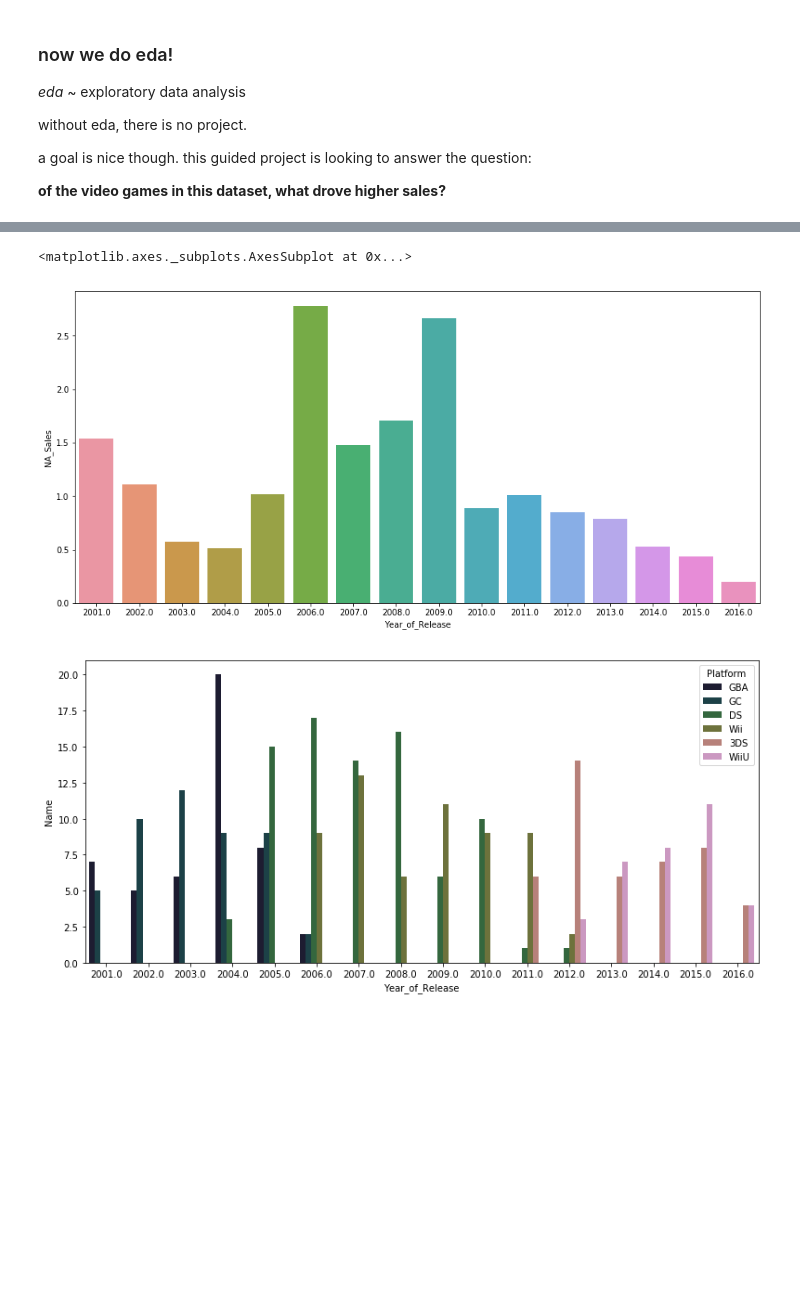
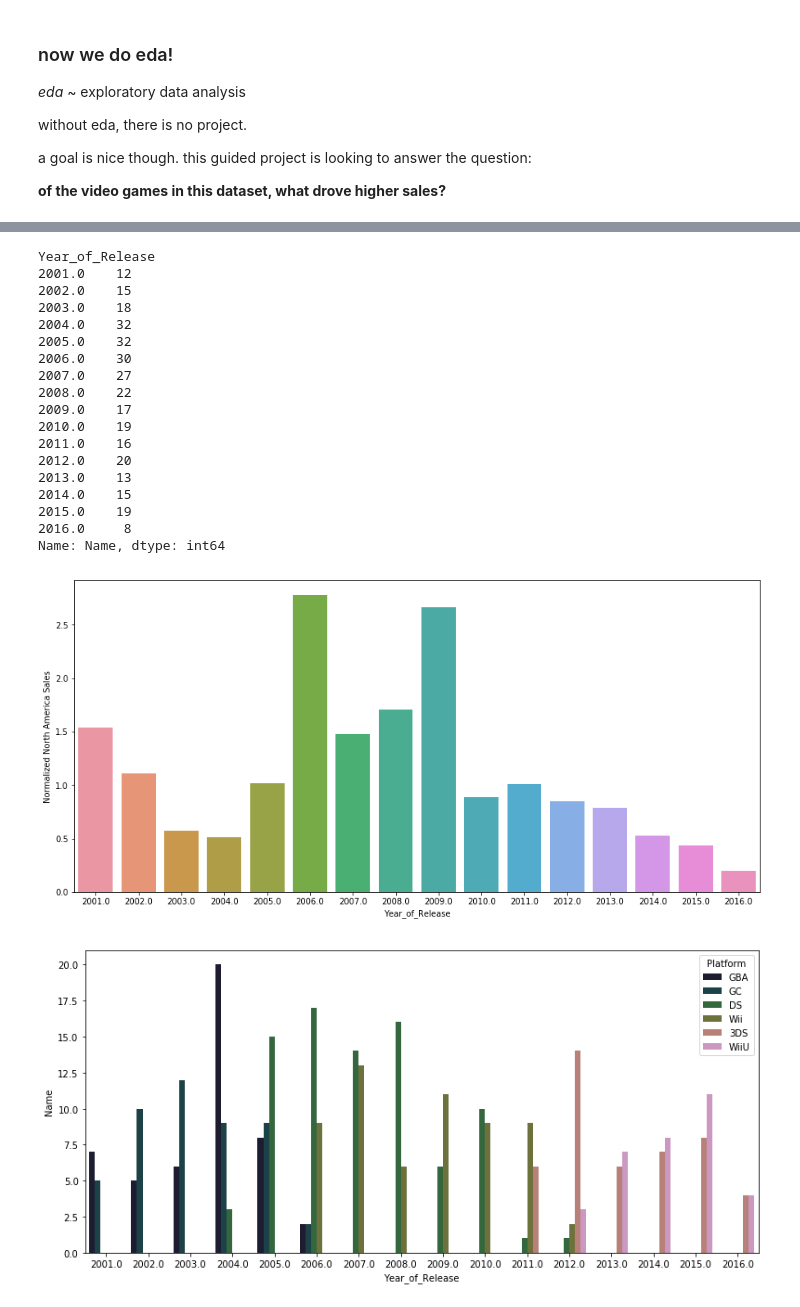
Before and after one commit to dsiufl/Data_Science_Wednesday, a Jupyter notebook: data_science_wednesday_020619/data_science_wednesday_feb6.ipynb, the cells around one changed output, grey strips where cells are left out. Cells and saved outputs as stored; diff of their text form; code cells hidden in the pictures; blank space fills up the shorter version.

Commit message:
data science wednesday march 27

```diff
--- a/data_science_wednesday_020619/data_science_wednesday_feb6.ipynb
+++ b/data_science_wednesday_020619/data_science_wednesday_feb6.ipynb
@@ -95,14 +97,43 @@ plt.show()
-# %%
-plt.figure(figsize=(15,7))
-ax = plt.subplot()
-
-sns.barplot(x='Year_of_Release', y='NA_Sales', ci=None,
-                data=with_ratings.loc[
-                with_ratings['Publisher'] == 'Nintendo']
-               .groupby('Year_of_Release').mean().reset_index())
-# %% [output]
-<matplotlib.axes._subplots.AxesSubplot at 0x...>
-[figure, removed]
+# %%
+sns.set_palette("cubehelix", 8)
+plt.figure(figsize=(15,7))
+
+
+sns.barplot(x='Year_of_Release', y='NA_Sales', ci=None,
+                data=with_ratings.loc[
+                with_ratings['Publisher'] == 'Nintendo']
+            .groupby('Year_of_Release').mean().reset_index())
+
+
+norm_sales = (with_ratings.loc[with_ratings['Publisher'] == 'Nintendo'].groupby(
+    'Year_of_Release').mean()['NA_Sales']) / (with_ratings.loc[with_ratings['Publisher'] ==
+                                                             'Nintendo'].groupby('Year_of_Release').count()['Name'])
+norm_sales_df = norm_sales.reset_index().rename(columns={0:'Normalized North America Sales'})
+
+sns.barplot(x='Year_of_Release', y='Normalized North America Sales', ci=None,
+                data=norm_sales_df)
+
+with_ratings.loc[with_ratings['Publisher'] == 'Nintendo'].groupby('Year_of_Release').count()['Name']
+# %% [output]
+Year_of_Release
+2001.0    12
+2002.0    15
+2003.0    18
+2004.0    32
+2005.0    32
+2006.0    30
+2007.0    27
+2008.0    22
+2009.0    17
+2010.0    19
+2011.0    16
+2012.0    20
+2013.0    13
+2014.0    15
+2015.0    19
+2016.0     8
+Name: Name, dtype: int64
+[figure, added]
 # %%
 sns.set_palette("cubehelix", 8)
 fig = plt.figure(figsize=(13,6))
```
Also changed, not shown: parts of 1 cell of this notebook, 3 other files.
